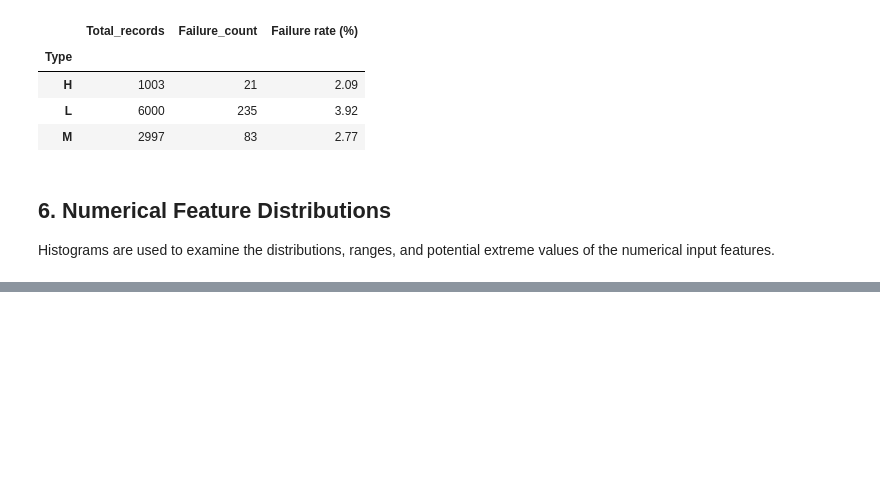
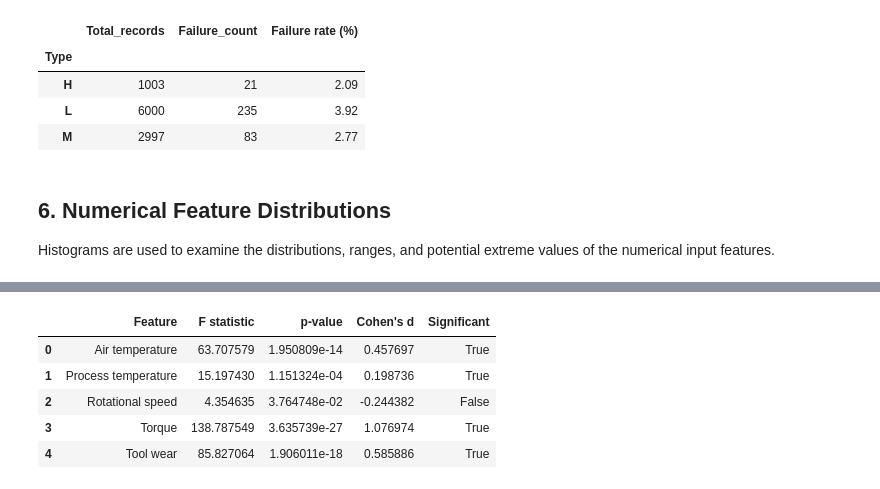
Before and after one commit to aacaas5/reliable-machine-failure-prediction-under-imbalanced-and-corrupted-sensor-data, a Jupyter notebook: notebooks/01_data_exploration.ipynb, the cells around one changed output, grey strips where cells are left out. Saved outputs shown, nothing was run; the diff lists cells and outputs as text; code cells hidden in the pictures; blank space fills up the shorter version.

```diff
--- a/notebooks/01_data_exploration.ipynb
+++ b/notebooks/01_data_exploration.ipynb
@@ -269,0 +405,69 @@ Histograms are used to examine the distributions, ranges, and potential extreme
+# %%
+from scipy.stats import f_oneway
+
+# Store the result produced for each feature
+statistical_results = []
+
+# Correct the significance level for five separate tests
+corrected_alpha = 0.05 / len(numeric_features)
+
+for feature in numeric_features:
+
+    # Obtain values from normal and failed machines
+    no_failure_values = df.loc[
+        df["Machine failure"] == 0,
+        feature
+    ]
+
+    failure_values = df.loc[
+        df["Machine failure"] == 1,
+        feature
+    ]
+
+    # Perform Welch's ANOVA
+    f_statistic, p_value = f_oneway(
+        no_failure_values,
+        failure_values,
+        equal_var=False
+    )
+
+    # Calculate pooled standard deviation
+    n0 = len(no_failure_values)
+    n1 = len(failure_values)
+
+    pooled_standard_deviation = np.sqrt(
+        (
+            (n0 - 1) * no_failure_values.var()
+            + (n1 - 1) * failure_values.var()
+        )
+        / (n0 + n1 - 2)
+    )
+
+    # Calculate Cohen's d effect size
+    cohens_d = (
+        failure_values.mean()
+        - no_failure_values.mean()
+    ) / pooled_standard_deviation
+
+    # Save this feature's result
+    statistical_results.append({
+        "Feature": feature,
+        "F statistic": f_statistic,
+        "p-value": p_value,
+        "Cohen's d": cohens_d,
+        "Significant": p_value < corrected_alpha
+    })
+
+# Convert all results into a table
+statistical_results = pd.DataFrame(
+    statistical_results
+)
+
+statistical_results
+# %% [output]
+|  | Feature | F statistic | p-value | Cohen's d | Significant |
+| 0 | Air temperature | 63.707579 | 1.950809e-14 | 0.457697 | True |
+| 1 | Process temperature | 15.197430 | 1.151324e-04 | 0.198736 | True |
+| 2 | Rotational speed | 4.354635 | 3.764748e-02 | -0.244382 | False |
+| 3 | Torque | 138.787549 | 3.635739e-27 | 1.076974 | True |
+| 4 | Tool wear | 85.827064 | 1.906011e-18 | 0.585886 | True |
```
Also changed, not shown: parts of 11 cells of this notebook, 2 other files.
